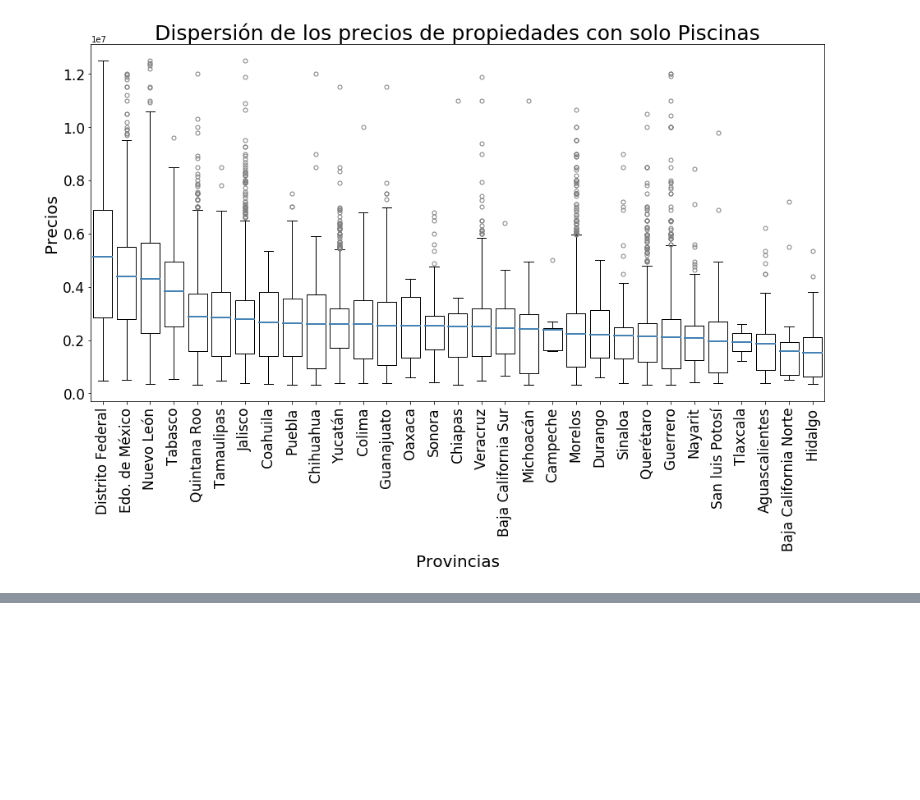
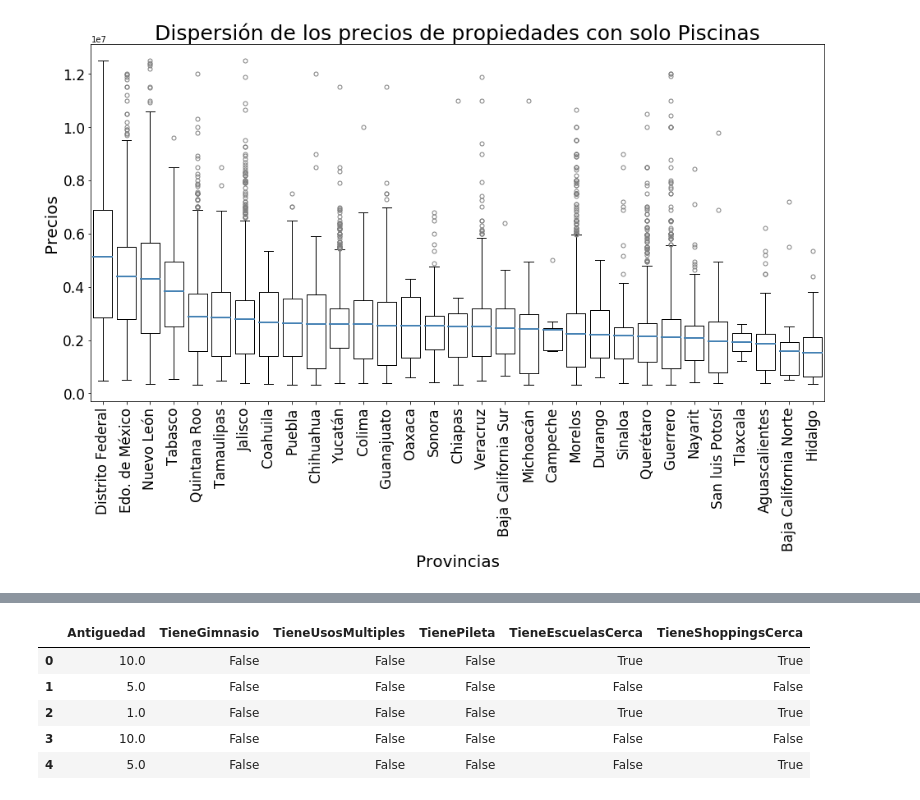
Before and after one commit to komod0/TPs-Org.Datos, a Jupyter notebook: tp1/nbfacundo.ipynb, the cells around one changed output, grey strips where cells are left out. Cells and saved outputs as stored; diff of their text form; code cells hidden in the pictures; blank space fills up the shorter version.

```diff
--- a/tp1/nbfacundo.ipynb
+++ b/tp1/nbfacundo.ipynb
@@ -910,0 +944,12 @@ Los precios varían según la provincia
+# %%
+# Elimino las filas nulas. Para este análisis es necesario un valor
+df_comodidad = df_comodidad.dropna().copy()
+df_comodidad.reset_index(drop = True, inplace = True)
+df_comodidad.head()
+# %% [output]
+|  | Antiguedad | TieneGimnasio | TieneUsosMultiples | TienePileta | TieneEscuelasCerca | TieneShoppingsCerca |
+| 0 | 10.0 | False | False | False | True | True |
+| 1 | 5.0 | False | False | False | False | False |
+| 2 | 1.0 | False | False | False | True | True |
+| 3 | 10.0 | False | False | False | False | False |
+| 4 | 5.0 | False | False | False | False | True |
```
Also changed, not shown: parts of 5 cells of this notebook.
